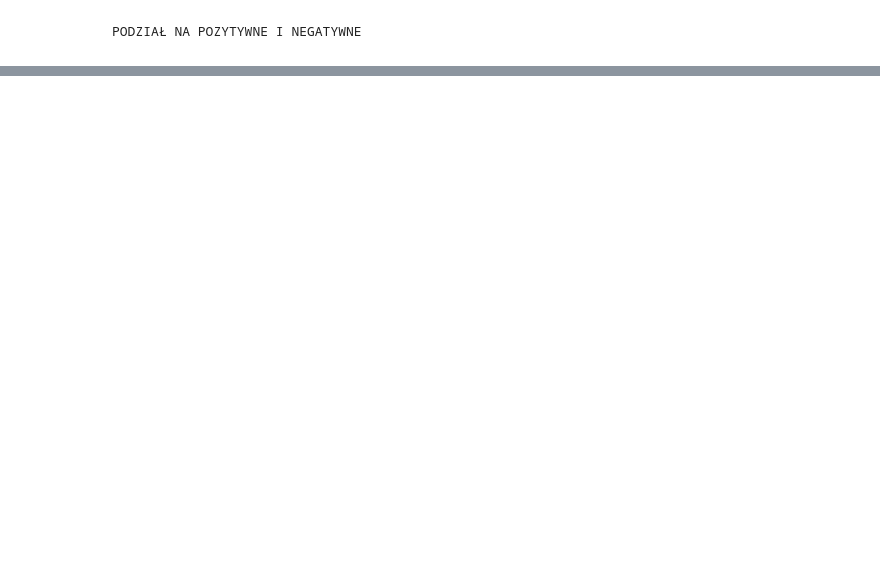
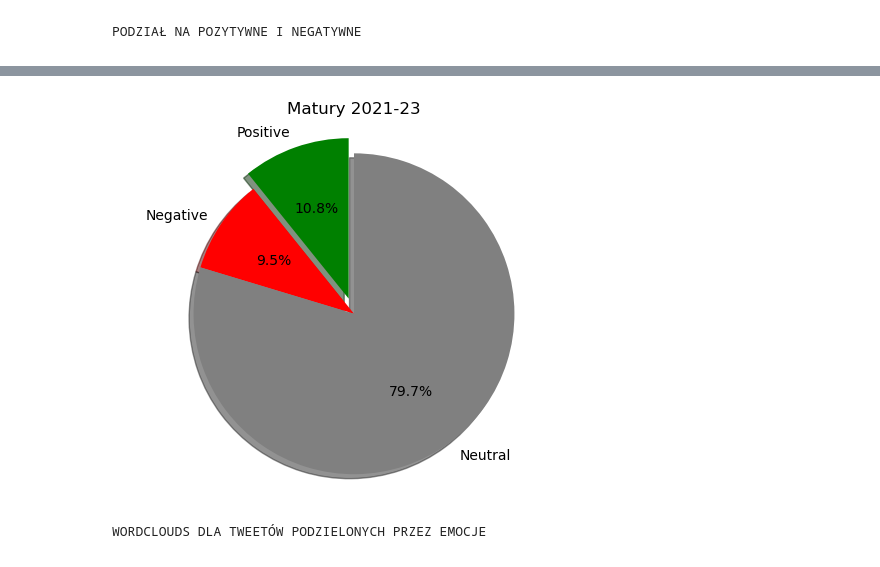
Before and after one commit to stoooodnia/IO, a Jupyter notebook: projektDomowy3/twitter.ipynb, the cells around one changed output, grey strips where cells are left out. Cells and saved outputs as stored; diff of their text form; code cells hidden in the pictures; blank space fills up the shorter version.

```diff
--- a/projektDomowy3/twitter.ipynb
+++ b/projektDomowy3/twitter.ipynb
@@ -259,2 +260,21 @@ plt.show()
 [figure]
 [figure]
+# %%
+m_positives = m1_positives + m2_positives + m3_positives
+m_negatives = m1_negatives + m2_negatives + m3_negatives
+m_neutrals = m1_neutrals + m2_neutrals + m3_neutrals
+
+# m
+labels = ['Positive', 'Negative', 'Neutral']
+sizes = [len(m_positives), len(m_negatives), len(m_neutrals)]
+colors = ['green', 'red', 'grey']
+explode = (0.1, 0, 0)
+
+plt.pie(sizes, explode=explode, labels=labels, colors=colors, autopct='%1.1f%%', shadow=True, startangle=90)
+plt.axis('equal')
+plt.title('Matury 2021-23')
+plt.show()
+# %% [output]
+[figure, added]
+# %% [markdown]
+    WORDCLOUDS DLA TWEETÓW PODZIELONYCH PRZEZ EMOCJE
```
Also changed, not shown: parts of 10 cells of this notebook, 4 other files.
